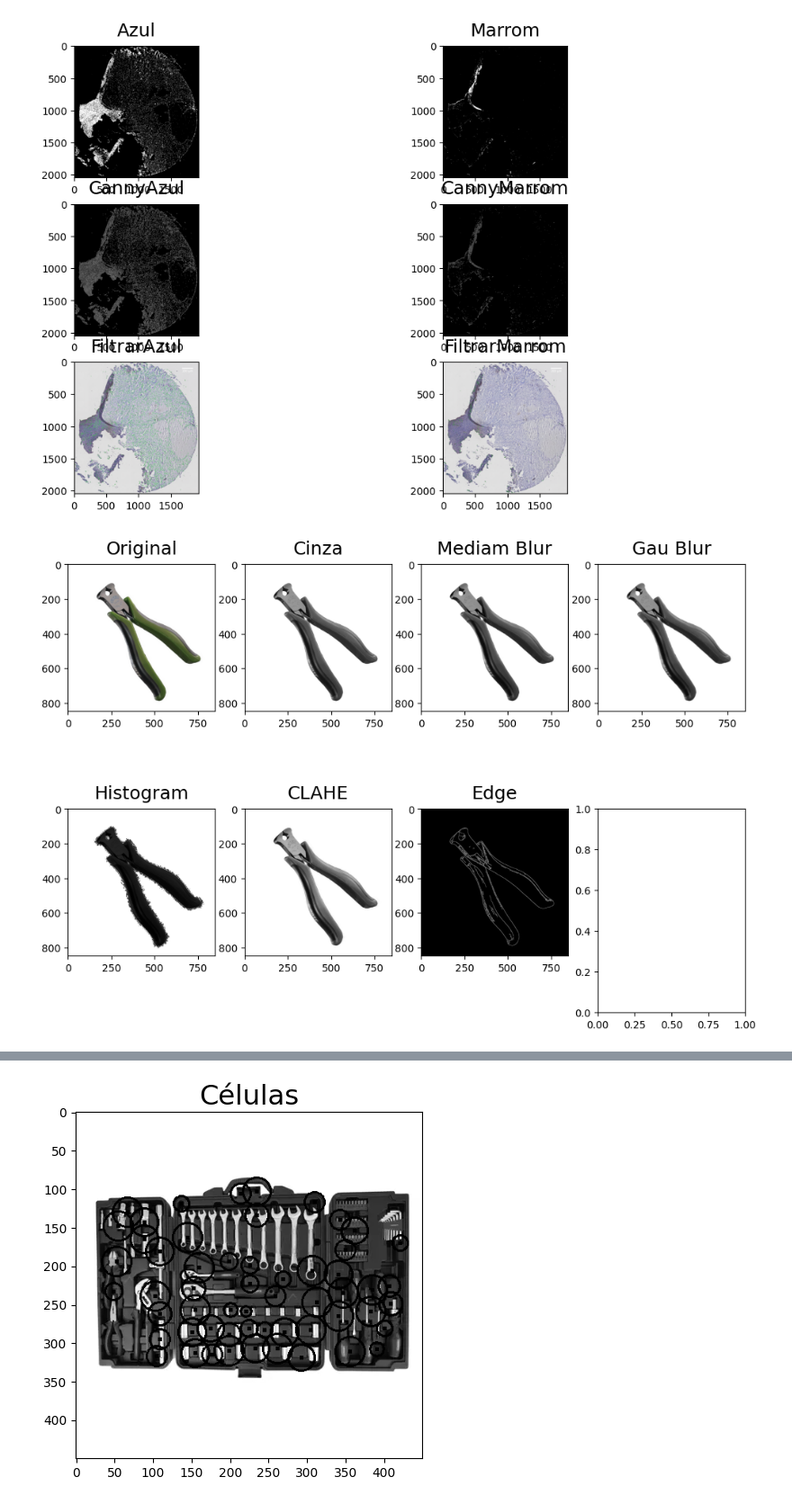
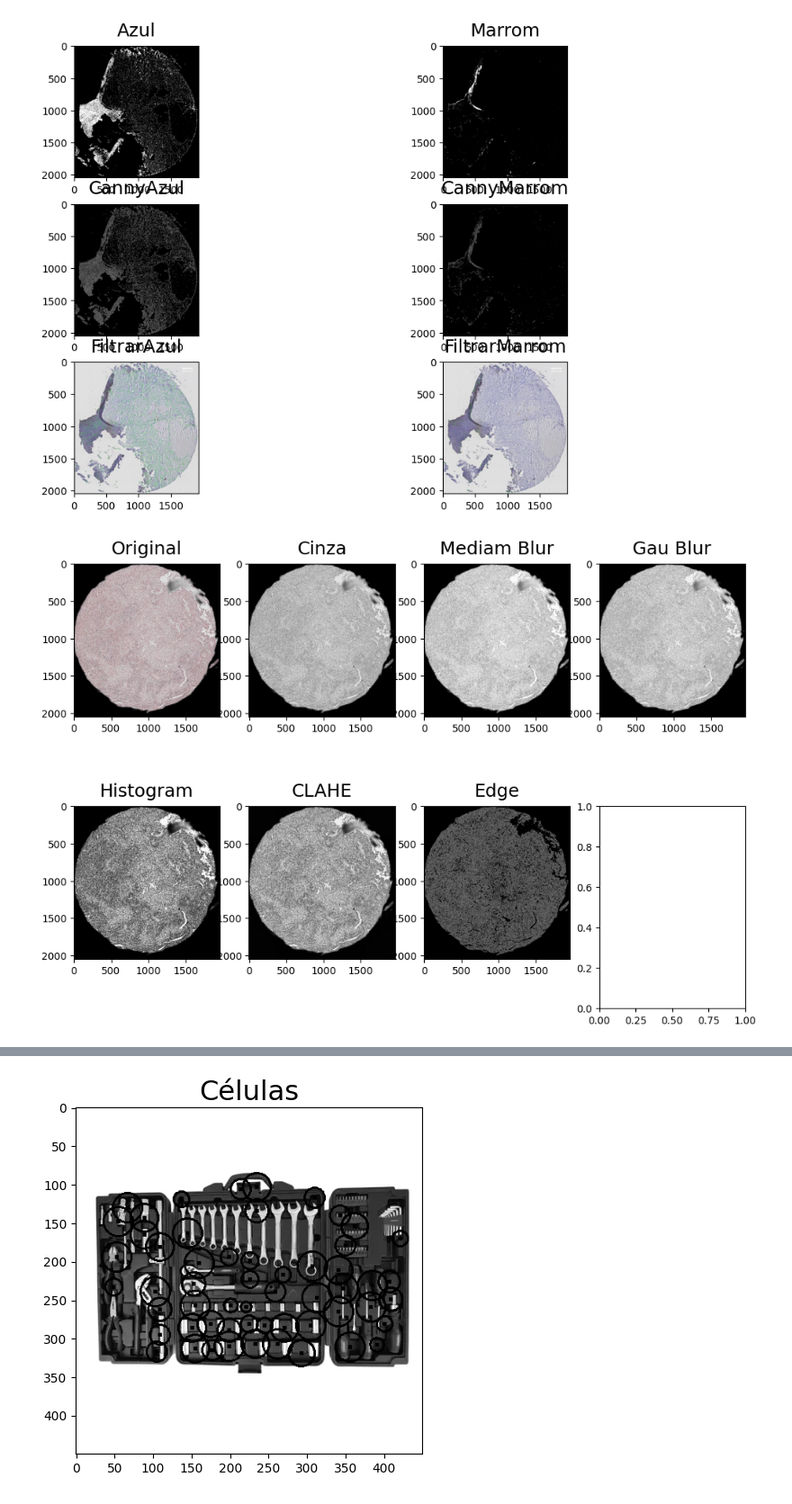
Before and after one commit to Marcal7/ImagensMedicasCell, a Jupyter notebook: demosntração.ipynb, the cells around one changed output, grey strips where cells are left out. Shown at 90% size. Saved outputs shown, nothing was run; the diff lists cells and outputs as text; code cells hidden in the pictures.

```diff
--- a/demosntração.ipynb
+++ b/demosntração.ipynb
@@ -189,27 +189,27 @@ Marrom filtrado : 387
 # %%
 import cv2
 import numpy as np
 
-img = cv2.imread("alicate-corte-frontal--4.jpg")
+img = cv2.imread("out.tif")
 gray = cv2.cvtColor(img, cv2.COLOR_BGR2GRAY)
 blur_mid = cv2.medianBlur(gray, 5)
 blur_gau = cv2.GaussianBlur(gray, (5, 5), 0)
 hist_norm = cv2.equalizeHist(gray)
 
 clahe = cv2.createCLAHE(clipLimit=2, tileGridSize=(5, 5))
 clahe_img = clahe.apply(gray)
 
 edge = cv2.Canny(gray, 50, 150)
 
 
 imgs_array = [img, gray, blur_mid, blur_gau, hist_norm, clahe_img, edge]
 titles_array = [ 'Original', 'Cinza', 'Mediam Blur', 'Gau Blur', 'Histogram' ,'CLAHE', 'Edge']
 
 
 #writeMultipleImages(imgs_array, titles_array, name = 'comp')
 showMultipleImages(imgs_array, titles_array, (12, 8), 4, 2)
 # %% [output]
-[figure, old version]
+[figure, new version]
 # %%
 import cv2
 import numpy as np
```
Also changed, not shown: parts of 2 cells of this notebook, 43 other files.
